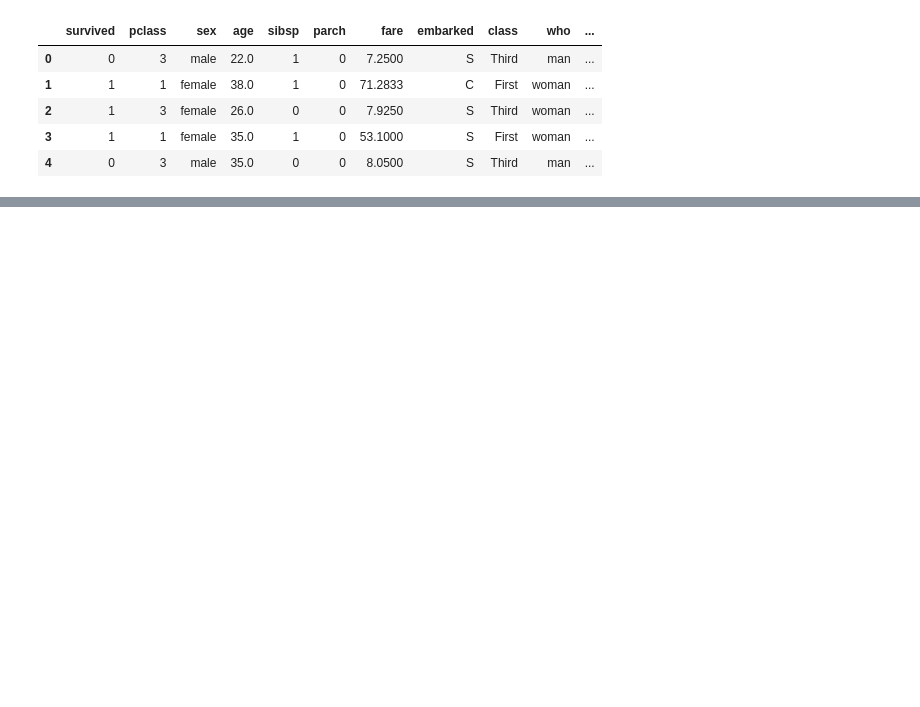
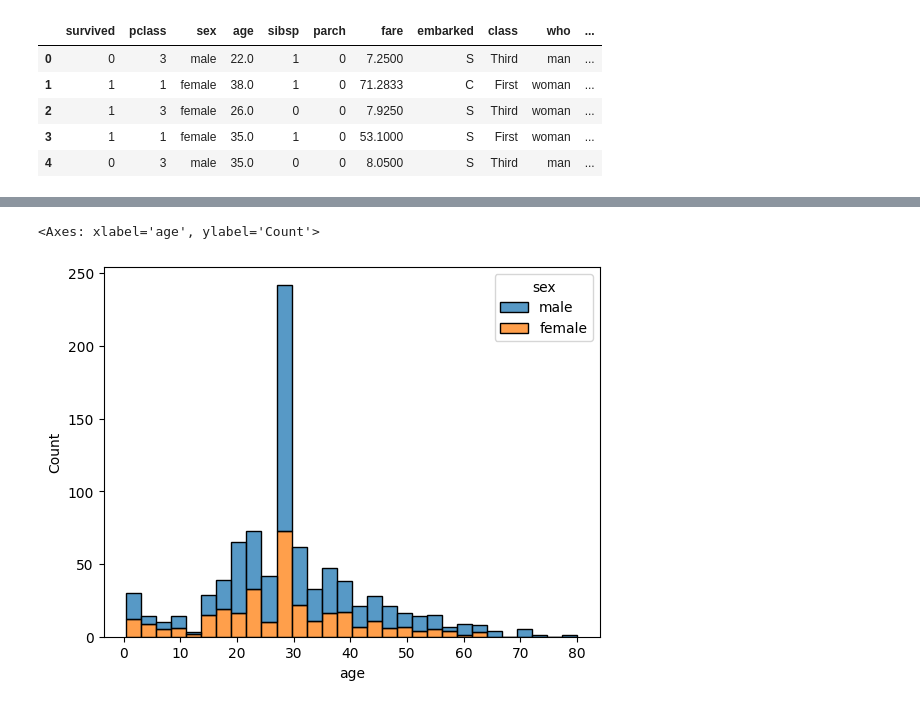
Before and after one commit to yomo001/databehandling-YOUNIS-MOUSSAVI, a Jupyter notebook: Code-Alongs/L008_Clean_Titanic.ipynb, the cells around one changed output, grey strips where cells are left out. Saved outputs shown, nothing was run; the diff lists cells and outputs as text; code cells hidden in the pictures; blank space fills up the shorter version.

```diff
--- a/Code-Alongs/L008_Clean_Titanic.ipynb
+++ b/Code-Alongs/L008_Clean_Titanic.ipynb
@@ -208,0 +391,5 @@ missar början pga samtal
+# %%
+# Resterande som saknas måste vara female, sätter de till det.
+# Men verifiera först också, säkerställ att alla kvar är femaile
+
+titanic["age"] = titanic["age"].fillna(median_age_female)
@@ -208,0 +415,9 @@ missar början pga samtal
+# %%
+# Inga fler NaN värden
+
+# Se över fördelning: Var det bästa lösningen? Eller räcker det för min applikation?
+# Räcker det så behöver det inte kompliceras mer.
+sns.histplot(x = "age", hue = "sex", multiple = "stack", data = titanic)
+# %% [output]
+<Axes: xlabel='age', ylabel='Count'>
+[figure, added]
```
Also changed, not shown: parts of 38 cells of this notebook.
